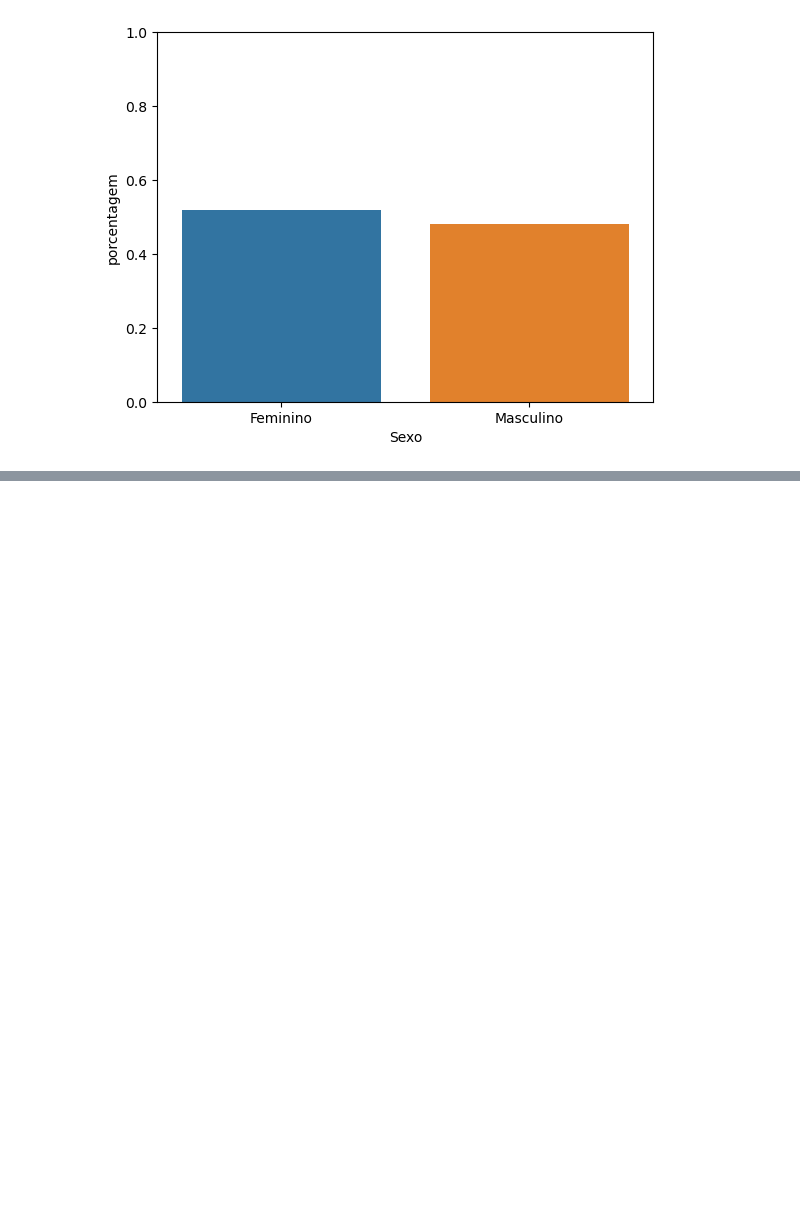
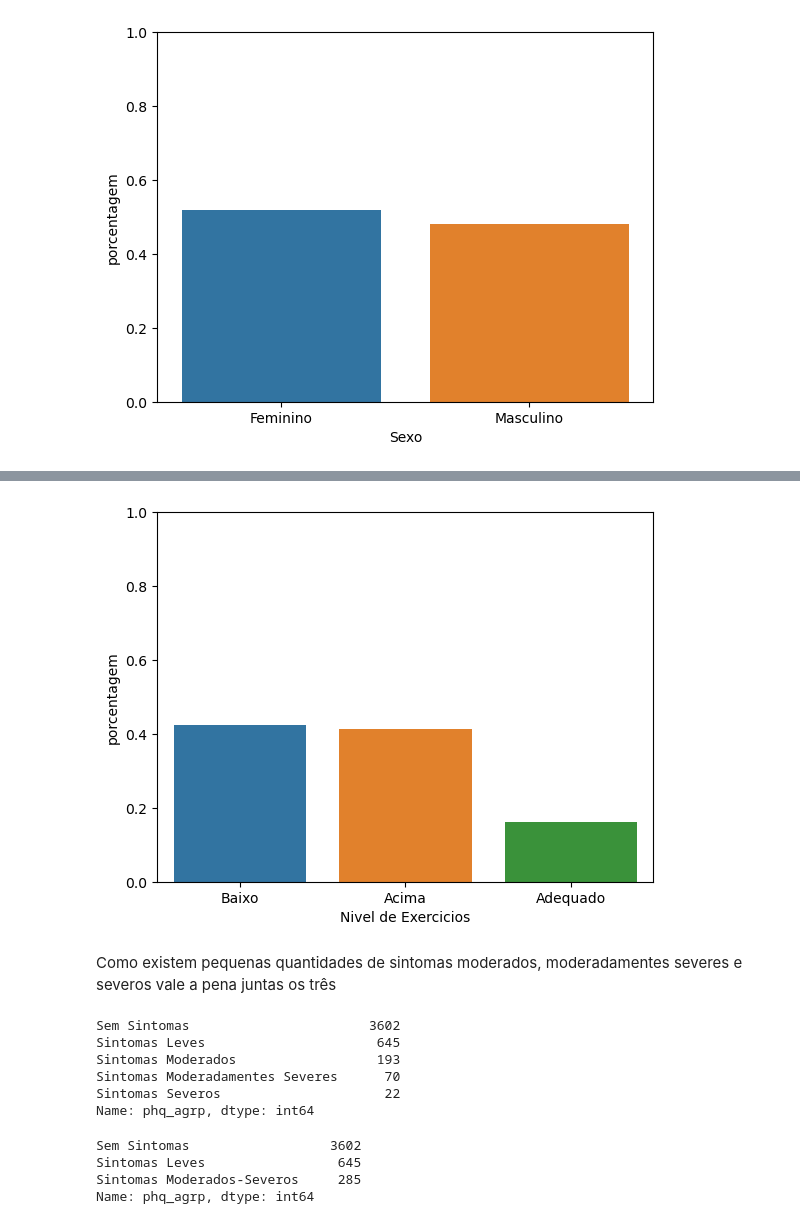
Before and after one commit to Felintox/Tera_Desafio_Inferencia, a Jupyter notebook: Tera_Desafio_Inferencia.ipynb, the cells around one changed output, grey strips where cells are left out. Saved outputs shown, nothing was run; the diff lists cells and outputs as text; code cells hidden in the pictures; blank space fills up the shorter version.

```diff
--- a/Tera_Desafio_Inferencia.ipynb
+++ b/Tera_Desafio_Inferencia.ipynb
@@ -355,0 +370,29 @@ grafico_frequencia(df,'RIDRETH1','Raça')
+# %%
+grafico_frequencia(df,'ADHERENCE','Nivel de Exercicios')
+# %% [output]
+[figure, added]
+# %% [markdown]
+Como existem pequenas quantidades de sintomas moderados, moderadamentes severes e severos vale a pena juntas os três
+# %%
+df['phq_agrp'].value_counts()
+# %% [output]
+Sem Sintomas                       3602
+Sintomas Leves                      645
+Sintomas Moderados                  193
+Sintomas Moderadamentes Severes      70
+Sintomas Severos                     22
+Name: phq_agrp, dtype: int64
+# %%
+def nova_categoria(valor):
+    if valor in ['Sintomas Moderados', 'Sintomas Moderadamentes Severes','Sintomas Severos']:
+        return 'Sintomas Moderados-Severos'
+    else:
+        return valor
+
+df['phq_agrp'] = df['phq_agrp'].apply(nova_categoria)
+df['phq_agrp'].value_counts()
+# %% [output]
+Sem Sintomas                  3602
+Sintomas Leves                 645
+Sintomas Moderados-Severos     285
+Name: phq_agrp, dtype: int64
```
Also changed, not shown: parts of 34 cells of this notebook.
